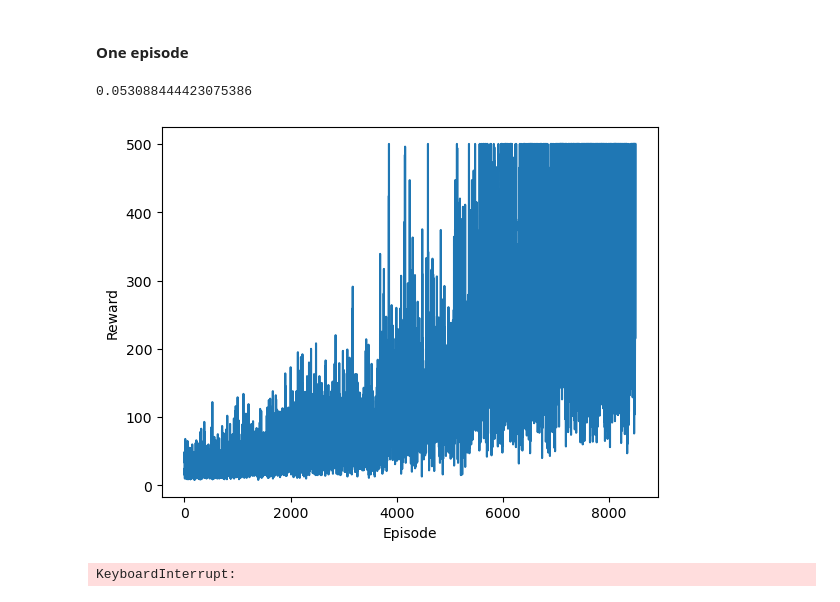
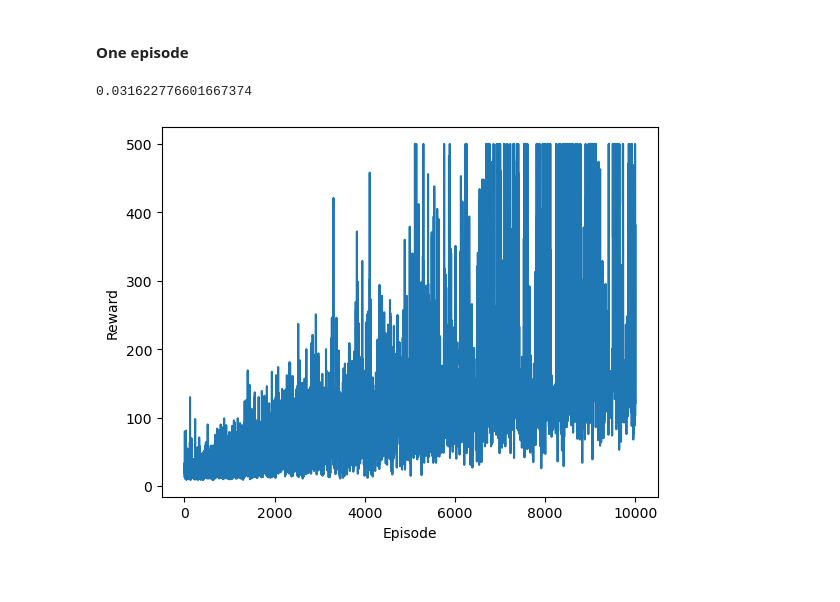
Before and after one commit to Senox55/Q-Learning, a Jupyter notebook: CartPole-v1.ipynb, the cells around one changed output. Drawn from its saved outputs; the diff is of its cells as text; code cells hidden in the pictures.

```diff
--- a/CartPole-v1.ipynb
+++ b/CartPole-v1.ipynb
@@ -28,9 +28,9 @@ env.action_space.seed(42)
 observation, info = env.reset(seed=42)
 
 for _ in range(100):
-    observation, reward, done, info, _ = env.step(env.action_space.sample())
+    observation, reward, terminated, truncated, info = env.step(env.action_space.sample())
 
-    if done:
+    if terminated or truncated:
         break
 
     clear_output(wait=True)
@@ -99,24 +99,23 @@ def run_episode():
         dis_state = next_dis_state
 # %%
 epsilon = config['eps1']
-episodes = 100000
+episodes = 10000
 log = {'episode': [], 'rewards': []}
 for episode in range(1, episodes+1):
     r = run_episode()
     log['rewards'].append(r)
     log['episode'].append(episode)
 
     epsilon *= decay
     if epsilon < config['eps2']:
         epsilon = 0.
     if episode % 100 == 0:
         clear_output(wait=True)
         print(epsilon)
         plt.plot(log['episode'], log['rewards'])
         plt.xlabel('Episode')
         plt.ylabel('Reward')
         plt.show()
 # %% [output]
-0.053088444423075386
+0.031622776601667374
-[figure, old version]
+[figure, new version]
-KeyboardInterrupt:
```
Also changed, not shown: parts of 2 cells of this notebook, 1 other file.
